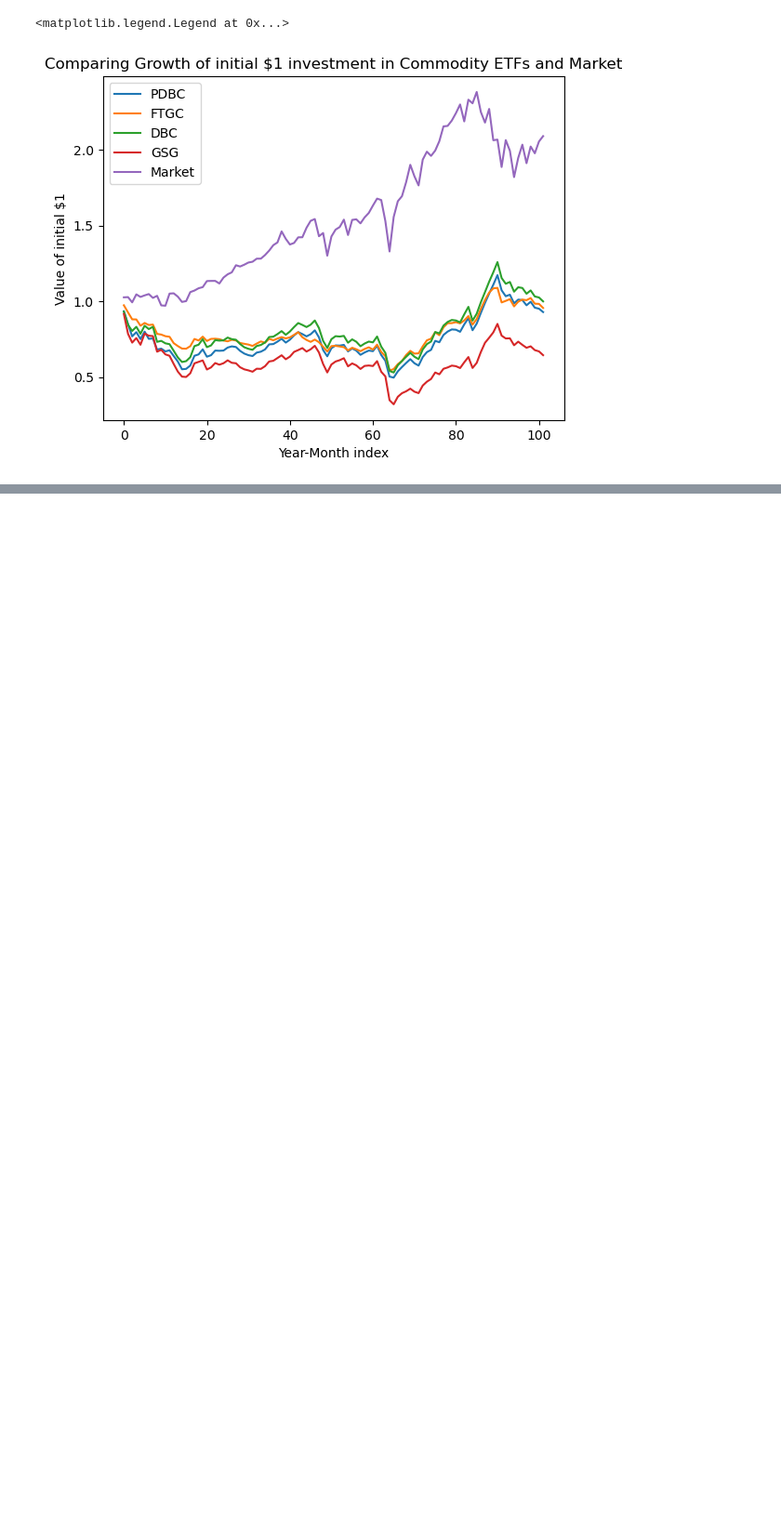
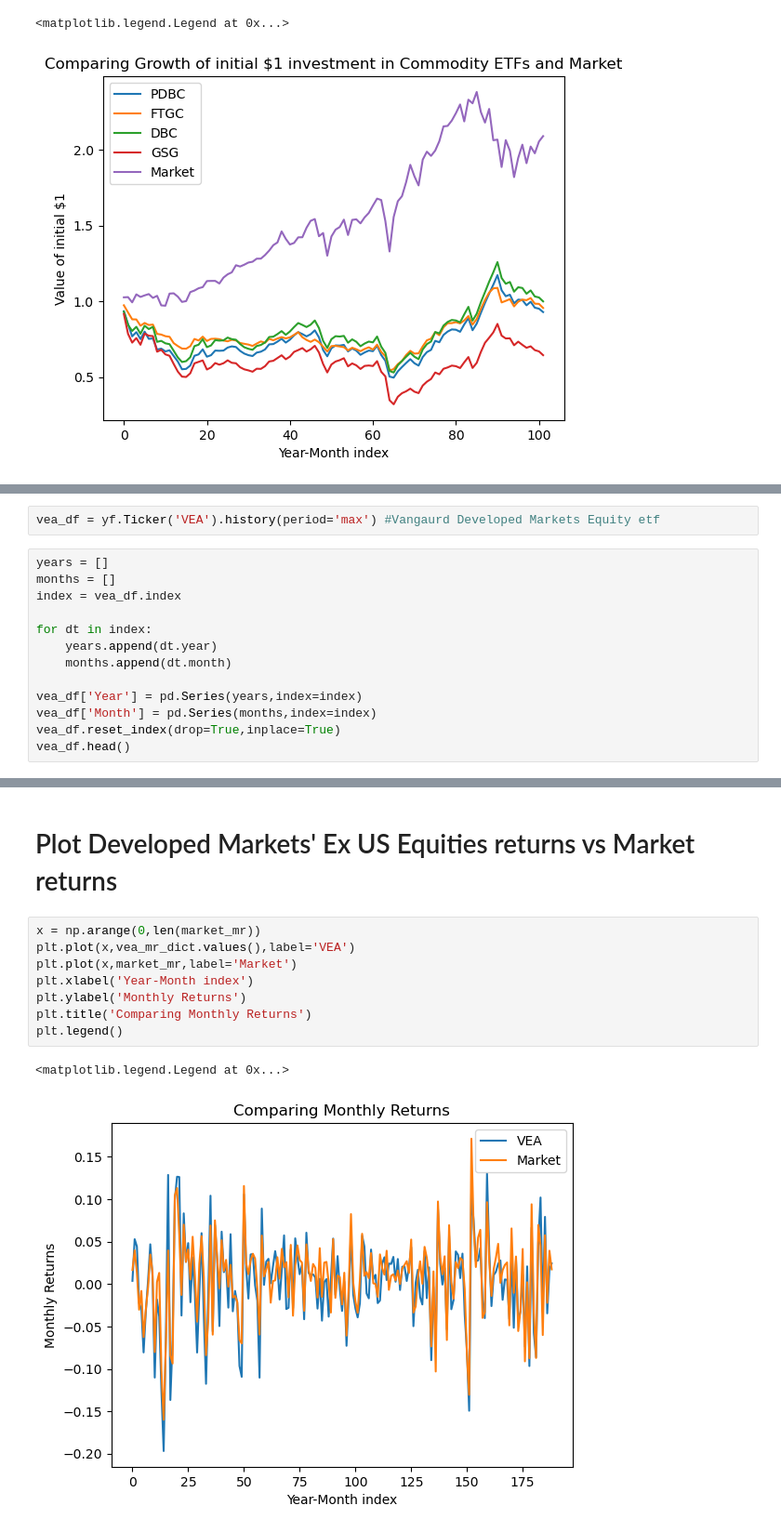
Before and after one commit to ijamil1/factormodels_and_portfolio_optimization, a Jupyter notebook: Asset Classes’ Exploration.ipynb, the cells around one changed output, grey strips where cells are left out. Shown at 93% size. Cells and saved outputs as stored; diff of their text form; blank space fills up the shorter version.

Commit message:
analyzed international equities and emerging market equities

```diff
--- a/Asset Classes’ Exploration.ipynb
+++ b/Asset Classes’ Exploration.ipynb
@@ -621,0 +624,15 @@ plt.legend()
+# %%
+vea_df = yf.Ticker('VEA').history(period='max') #Vangaurd Developed Markets Equity etf
+# %%
+years = []
+months = []
+index = vea_df.index
+
+for dt in index:
+    years.append(dt.year)
+    months.append(dt.month)
+
+vea_df['Year'] = pd.Series(years,index=index)
+vea_df['Month'] = pd.Series(months,index=index)
+vea_df.reset_index(drop=True,inplace=True)
+vea_df.head()
@@ -621,0 +684,13 @@ plt.legend()
+# %% [markdown]
+#    Plot Developed Markets' Ex US Equities returns vs Market returns
+# %%
+x = np.arange(0,len(market_mr))
+plt.plot(x,vea_mr_dict.values(),label='VEA')
+plt.plot(x,market_mr,label='Market')
+plt.xlabel('Year-Month index')
+plt.ylabel('Monthly Returns')
+plt.title('Comparing Monthly Returns')
+plt.legend()
+# %% [output]
+<matplotlib.legend.Legend at 0x...>
+[figure, added]
```
Also changed, not shown: parts of 22 cells of this notebook.
